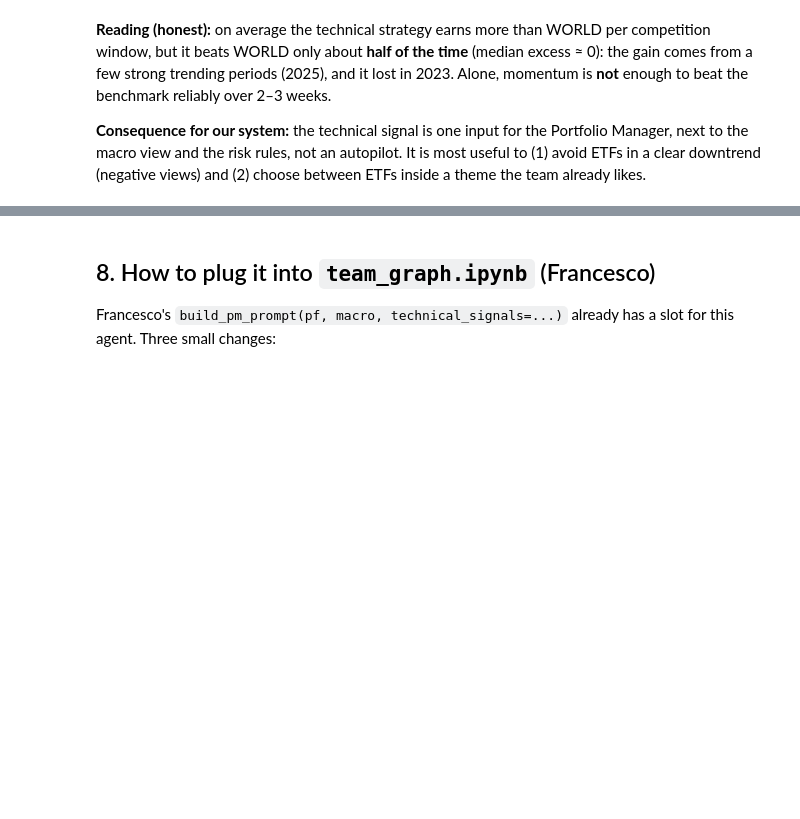
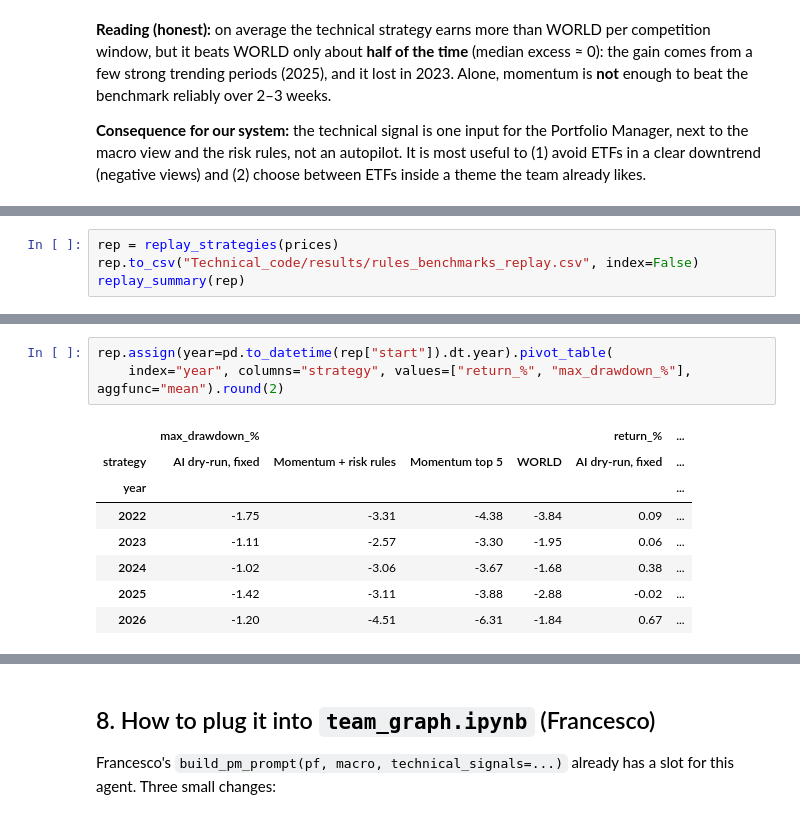
Before and after one commit to morganelpgit/GBAC_team12, a Jupyter notebook: Technical_code/technical_agent.ipynb, the cells around one changed output, grey strips where cells are left out. Drawn from its saved outputs; the diff is of its cells as text; blank space fills up the shorter version.

```diff
--- a/Technical_code/technical_agent.ipynb
+++ b/Technical_code/technical_agent.ipynb
@@ -350,0 +361,4 @@ sim.assign(year=pd.to_datetime(sim["start"]).dt.year).groupby("year")[["strategy
+# %%
+rep = replay_strategies(prices)
+rep.to_csv("Technical_code/results/rules_benchmarks_replay.csv", index=False)
+replay_summary(rep)
@@ -350,0 +372,12 @@ sim.assign(year=pd.to_datetime(sim["start"]).dt.year).groupby("year")[["strategy
+# %%
+rep.assign(year=pd.to_datetime(rep["start"]).dt.year).pivot_table(
+    index="year", columns="strategy", values=["return_%", "max_drawdown_%"], aggfunc="mean").round(2)
+# %% [output]
+|  | max_drawdown_% |  |  |  | return_% | ... |
+| strategy | AI dry-run, fixed | Momentum + risk rules | Momentum top 5 | WORLD | AI dry-run, fixed | ... |
+| year |  |  |  |  |  | ... |
+| 2022 | -1.75 | -3.31 | -4.38 | -3.84 | 0.09 | ... |
+| 2023 | -1.11 | -2.57 | -3.30 | -1.95 | 0.06 | ... |
+| 2024 | -1.02 | -3.06 | -3.67 | -1.68 | 0.38 | ... |
+| 2025 | -1.42 | -3.11 | -3.88 | -2.88 | -0.02 | ... |
+| 2026 | -1.20 | -4.51 | -6.31 | -1.84 | 0.67 | ... |
```
Also changed, not shown: parts of 4 cells of this notebook, 2 other files.
